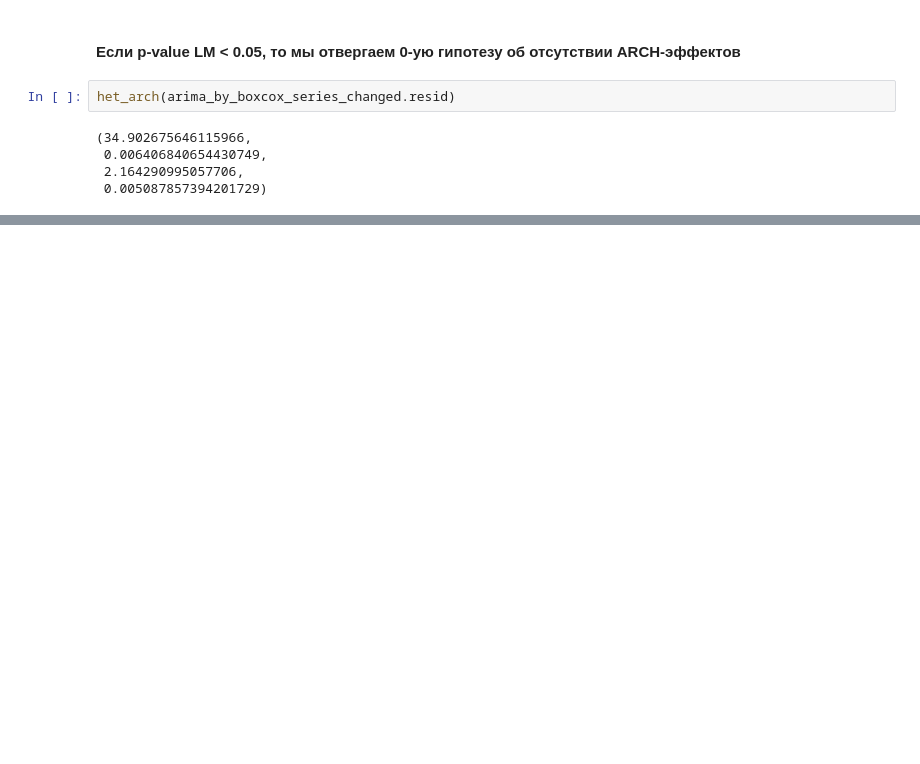
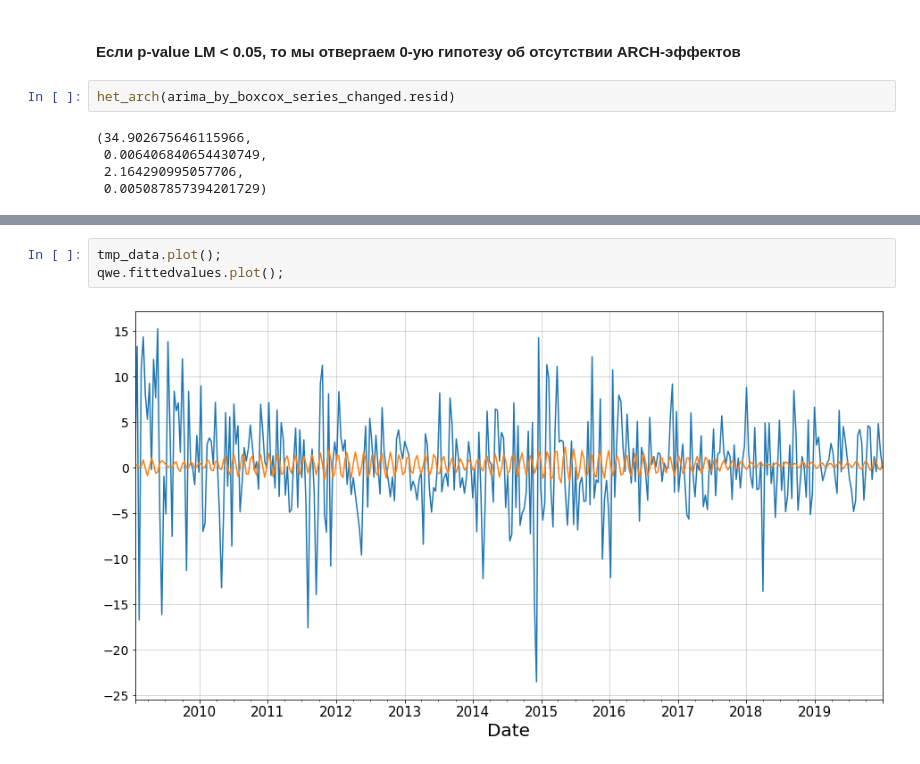
Before and after one commit to xtess16/RTSI, a Jupyter notebook: RTS_test.ipynb, the cells around one changed output, grey strips where cells are left out. Saved outputs shown, nothing was run; the diff lists cells and outputs as text; blank space fills up the shorter version.

```diff
--- a/RTS_test.ipynb
+++ b/RTS_test.ipynb
@@ -882,0 +899,5 @@ het_arch(arima_by_boxcox_series_changed.resid)
+# %%
+tmp_data.plot();
+qwe.fittedvalues.plot();
+# %% [output]
+[figure, added]
```
Also changed, not shown: parts of 20 cells of this notebook.
